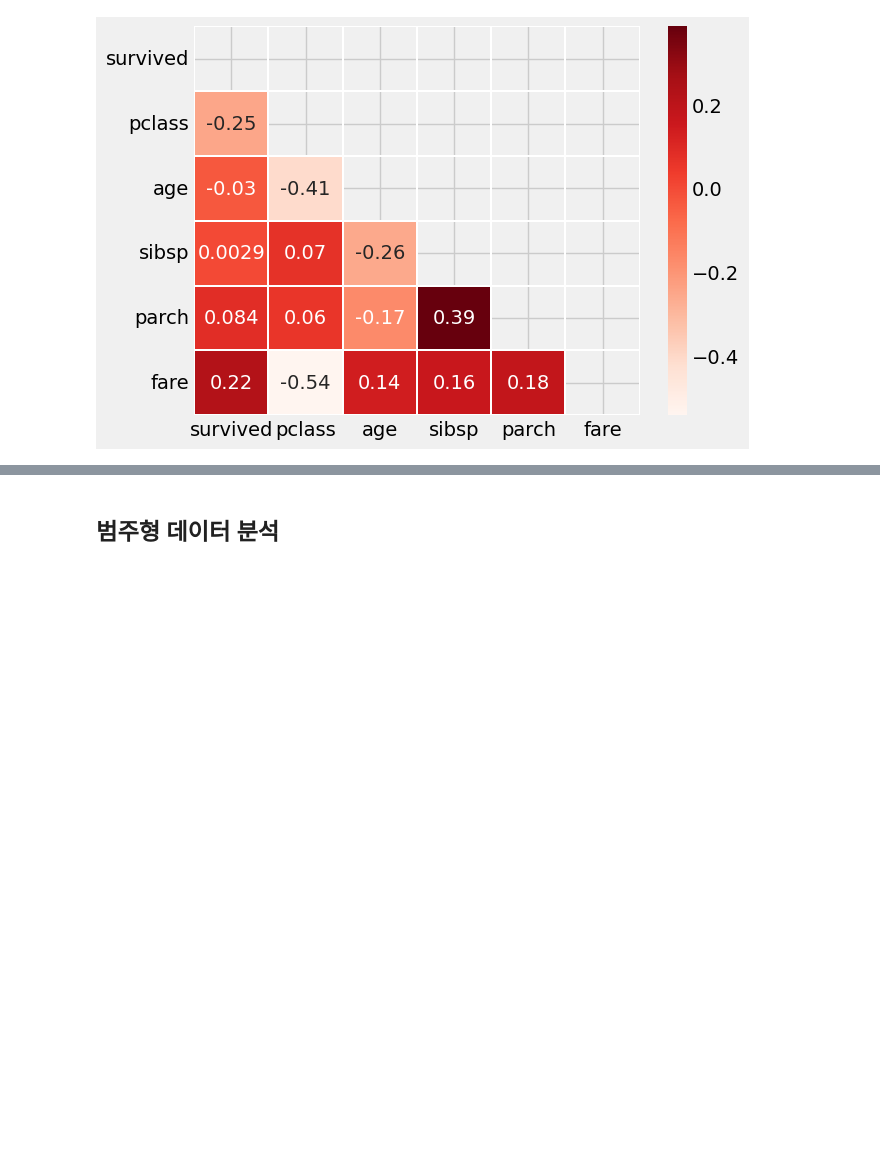
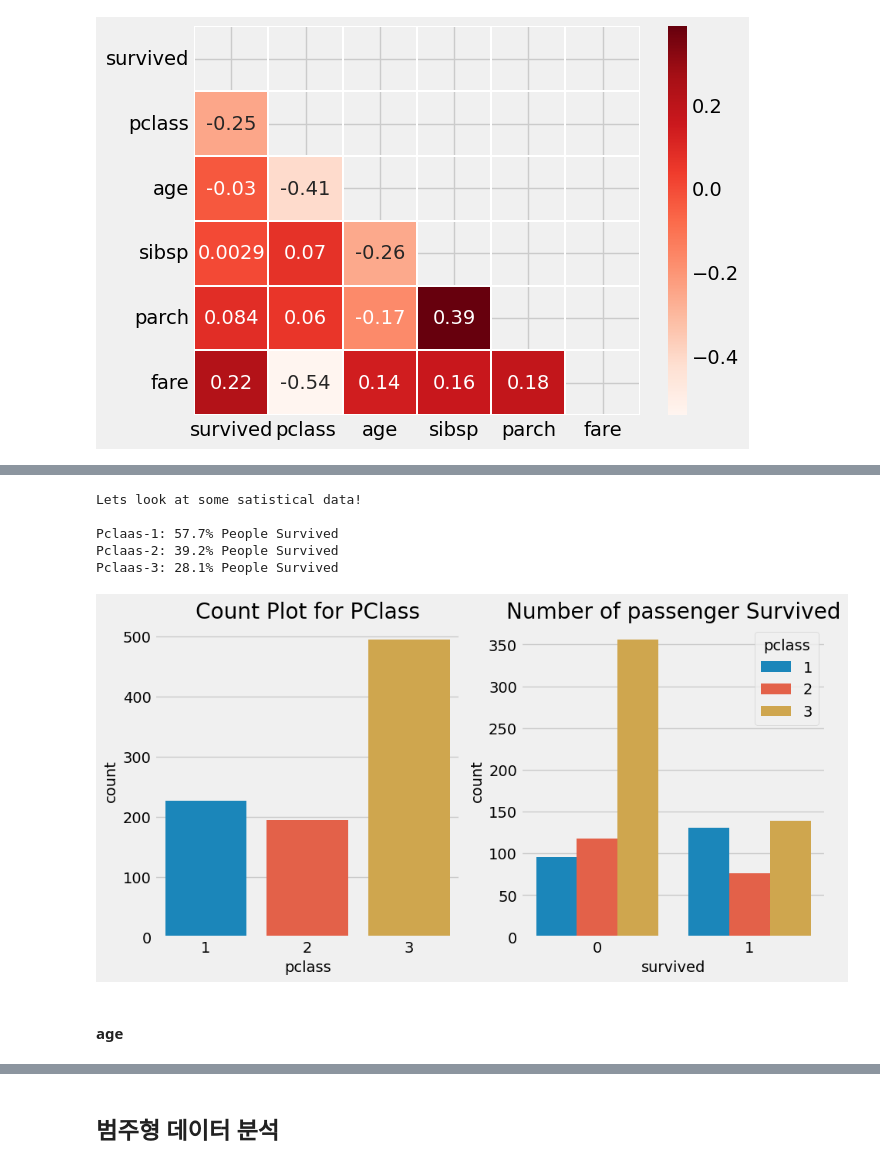
Before and after one commit to jaynamm/playdata-document, a Jupyter notebook: kaggle_titanic_dataset.ipynb, the cells around one changed output, grey strips where cells are left out. Drawn from its saved outputs; the diff is of its cells as text; code cells hidden in the pictures; blank space fills up the shorter version.

```diff
--- a/kaggle_titanic_dataset.ipynb
+++ b/kaggle_titanic_dataset.ipynb
@@ -332,0 +372,30 @@ sns.heatmap(org_train.corr(), annot=True, mask=mask, linewidths=0.2, cmap = "Red
+# %%
+pclass1 = df_number[df_number.pclass == 1]['survived'].value_counts(normalize=True).values[0]*100
+pclass2 = df_number[df_number.pclass == 2]['survived'].value_counts(normalize=True).values[1]*100
+pclass3 = df_number[df_number.pclass == 3]['survived'].value_counts(normalize=True).values[1]*100
+
+print("Lets look at some satistical data!\n")
+print("Pclaas-1: {:.1f}% People Survived".format(pclass1))
+print("Pclaas-2: {:.1f}% People Survived".format(pclass2))
+print("Pclaas-3: {:.1f}% People Survived".format(pclass3))
+# %% [output]
+Lets look at some satistical data!
+
+Pclaas-1: 57.7% People Survived
+Pclaas-2: 39.2% People Survived
+Pclaas-3: 28.1% People Survived
+# %%
+plt.figure(figsize=(10,5))
+plt.style.use('fivethirtyeight')
+
+plt.subplot(1,2,1)
+sns.countplot(x='pclass', data=df_number)
+plt.title('Count Plot for PClass');
+
+plt.subplot(1,2,2)
+sns.countplot(x="survived", hue="pclass", data=df_number)
+plt.title('Number of passenger Survived');
+# %% [output]
+[figure, added]
+# %% [markdown]
+#### age
```
Also changed, not shown: parts of 268 cells of this notebook, 10 other files.
